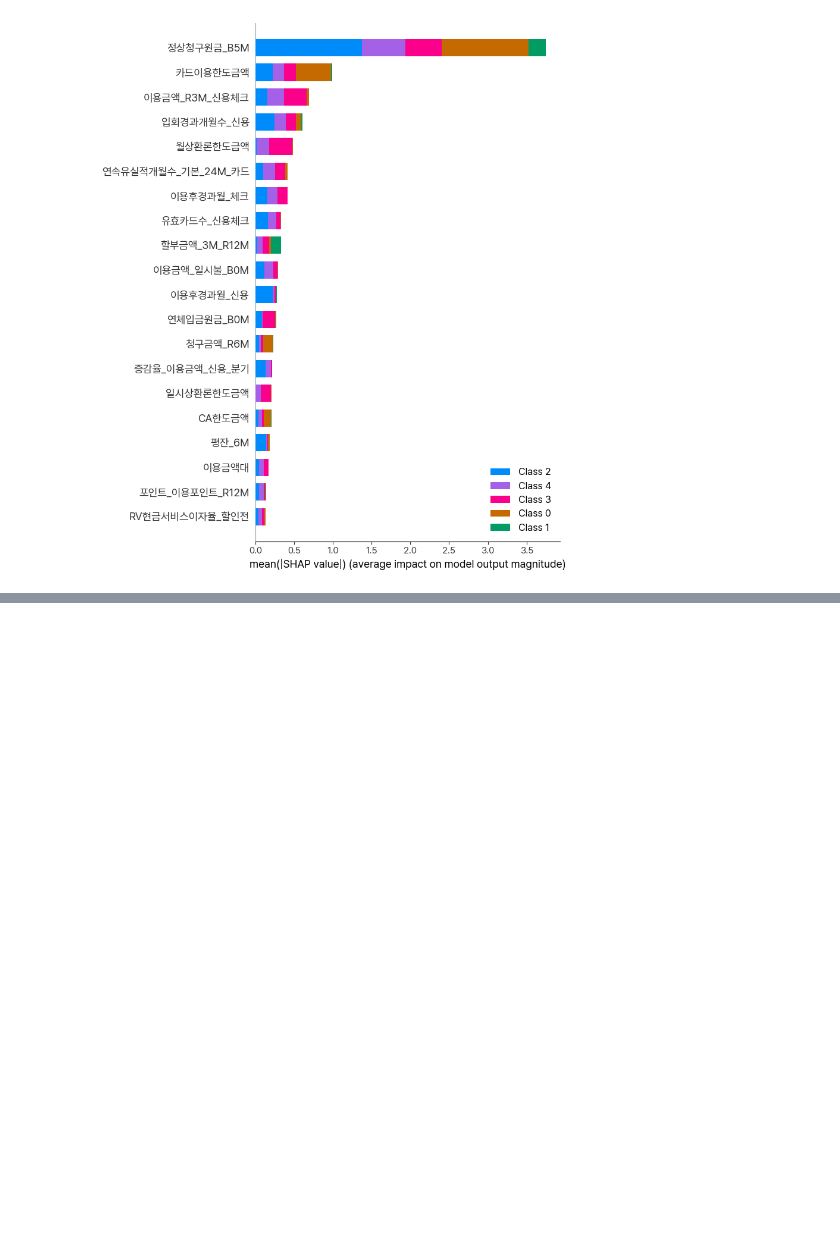
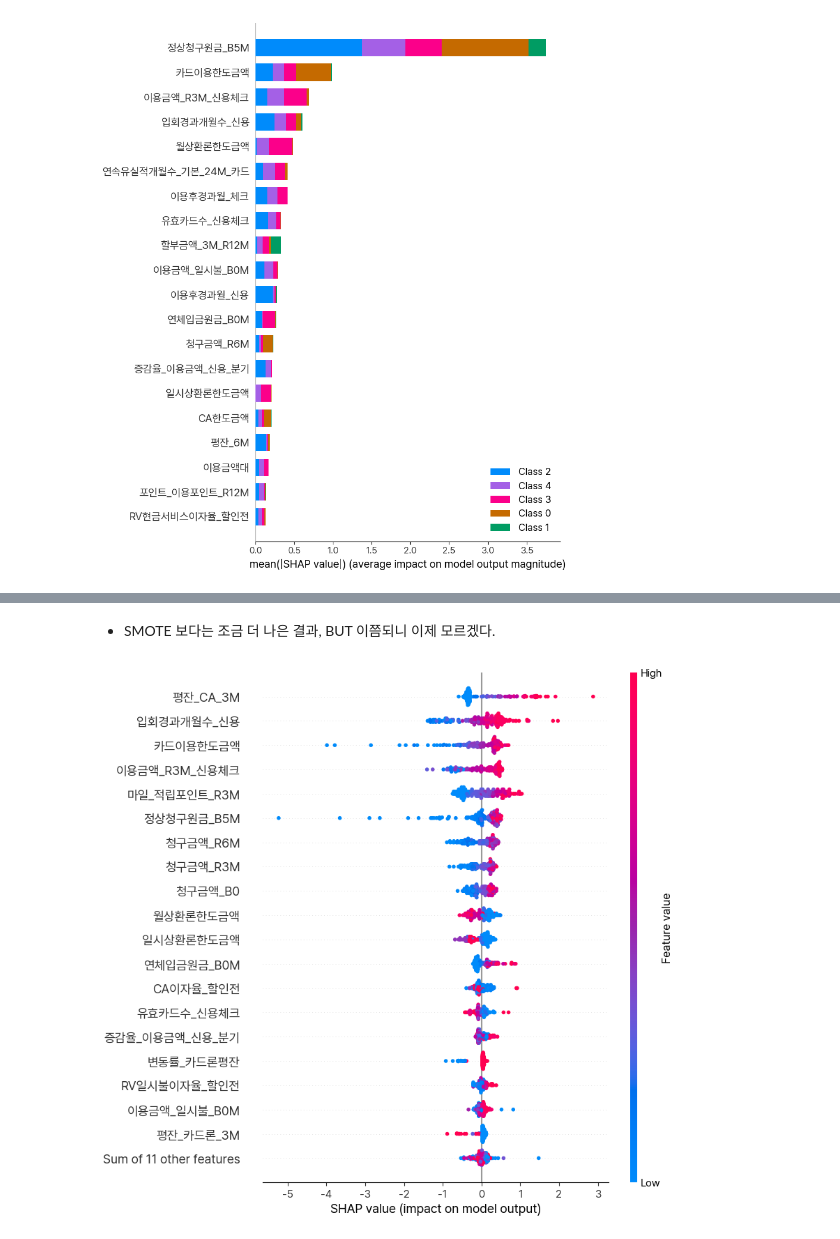
Before and after one commit to yujin01-s/Final_project, a Jupyter notebook: 03_modeling/모델링2차_선별피처_전체/02_2차전체선별피처_모델링_XGBoost.ipynb, the cells around one changed output, grey strips where cells are left out. Drawn from its saved outputs; the diff is of its cells as text; code cells hidden in the pictures; blank space fills up the shorter version.

```diff
--- a/03_modeling/모델링2차_선별피처_전체/02_2차전체선별피처_모델링_XGBoost.ipynb
+++ b/03_modeling/모델링2차_선별피처_전체/02_2차전체선별피처_모델링_XGBoost.ipynb
@@ -125,6 +125,7 @@ selected_feature=(
     features_tx +
     features_bill +
     features_balance +
+    features_channel +
     features_perf)
 # 6, 7번 시트 제거
 # %%
@@ -391,3 +392,12 @@ shap_values = explainer.shap_values(X_val)
 shap.summary_plot(shap_values, X_val, plot_type="bar")
 # %% [output]
 [figure]
+# %%
+import pandas as pd
+
+importance_df = pd.DataFrame({
+    "Feature": X.columns,
+    "Importance": xgb_model.feature_importances_
+}).sort_values(by="Importance", ascending=False)
+
+display(importance_df.head(30))
@@ -393,0 +424,5 @@ shap.summary_plot(shap_values, X_val, plot_type="bar")
+# %%
+top_features = importance_df.head(30)["Feature"].tolist()
+X_top = df[top_features].copy()
+
+# 이후 동일 전처리 + 학습 진행
@@ -393,0 +618,23 @@ shap.summary_plot(shap_values, X_val, plot_type="bar")
+# %% [markdown]
+- SMOTE 보다는 조금 더 나은 결과, BUT 이쯤되니 이제 모르겠다.
+# %%
+import shap
+import pandas as pd
+
+# Segment 0 마스킹 + 데이터 준비
+mask_0 = y_val == 0
+X_val_df = pd.DataFrame(X_val, columns=top_features)
+X_val_0_all = X_val_df[mask_0]
+
+# 샘플 수 조정
+n_samples = min(len(X_val_0_all), 300)
+X_val_0 = X_val_0_all.sample(n=n_samples, random_state=42)
+
+# SHAP 해석
+explainer = shap.Explainer(xgb_model, X_val_0)
+shap_values_0 = explainer(X_val_0)
+
+# SHAP plot (2D shap값만 전달해야 함)
+shap.plots.beeswarm(shap_values_0[:, :, 0], max_display=20)
+# %% [output]
+[figure, added]
```
Also changed, not shown: parts of 14 cells of this notebook, 8 other files.
